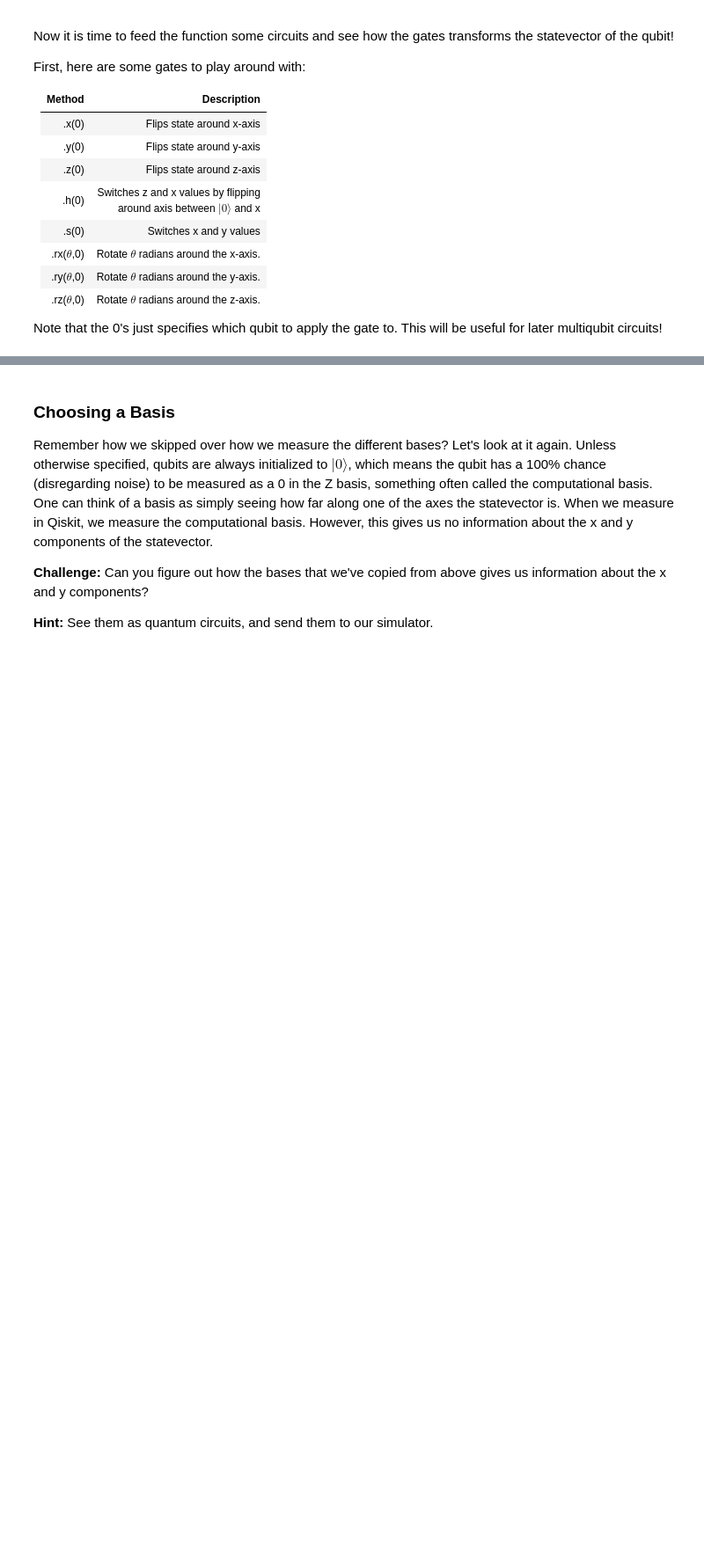
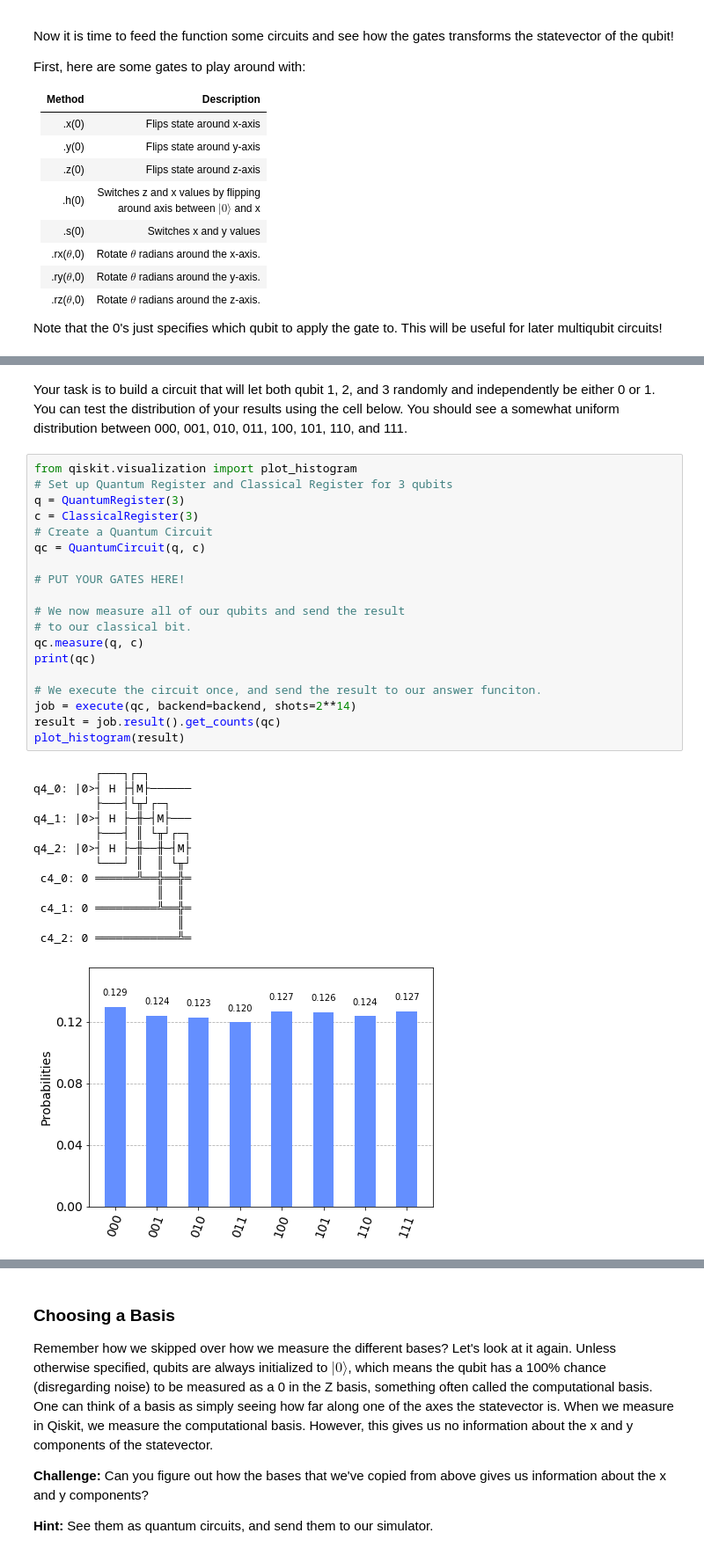
Before and after one commit to ranaarp/IndiQ, a Jupyter notebook: Qiskit_meetups_India/QC101_basics/learning_resources/The Bloch Sphere.ipynb, the cells around one changed output, grey strips where cells are left out. Shown at 88% size. Drawn from its saved outputs; the diff is of its cells as text; blank space fills up the shorter version.

```diff
--- a/Qiskit_meetups_India/QC101_basics/learning_resources/The Bloch Sphere.ipynb
+++ b/Qiskit_meetups_India/QC101_basics/learning_resources/The Bloch Sphere.ipynb
@@ -113,0 +143,35 @@ plot_bloch_vector(result)
+# %% [markdown]
+Your task is to build a circuit that will let both qubit 1, 2, and 3 randomly and independently be either 0 or 1. You can test the distribution of your results using the cell below. You should see a somewhat uniform distribution between 000, 001, 010, 011, 100, 101, 110, and 111.
+# %%
+from qiskit.visualization import plot_histogram
+# Set up Quantum Register and Classical Register for 3 qubits
+q = QuantumRegister(3)
+c = ClassicalRegister(3)
+# Create a Quantum Circuit
+qc = QuantumCircuit(q, c)
+
+# PUT YOUR GATES HERE!
+
+# We now measure all of our qubits and send the result
+# to our classical bit.
+qc.measure(q, c)
+print(qc)
+
+# We execute the circuit once, and send the result to our answer funciton.
+job = execute(qc, backend=backend, shots=2**14)
+result = job.result().get_counts(qc)
+plot_histogram(result)
+# %% [output]
+         ┌───┐┌─┐
+q4_0: |0>┤ H ├┤M├──────
+         ├───┤└╥┘┌─┐
+q4_1: |0>┤ H ├─╫─┤M├───
+         ├───┤ ║ └╥┘┌─┐
+q4_2: |0>┤ H ├─╫──╫─┤M├
+         └───┘ ║  ║ └╥┘
+ c4_0: 0 ══════╩══╬══╬═
+                  ║  ║
+ c4_1: 0 ═════════╩══╬═
+                     ║
+ c4_2: 0 ════════════╩═
+[figure, added]
```
Also changed, not shown: parts of 14 cells of this notebook.
